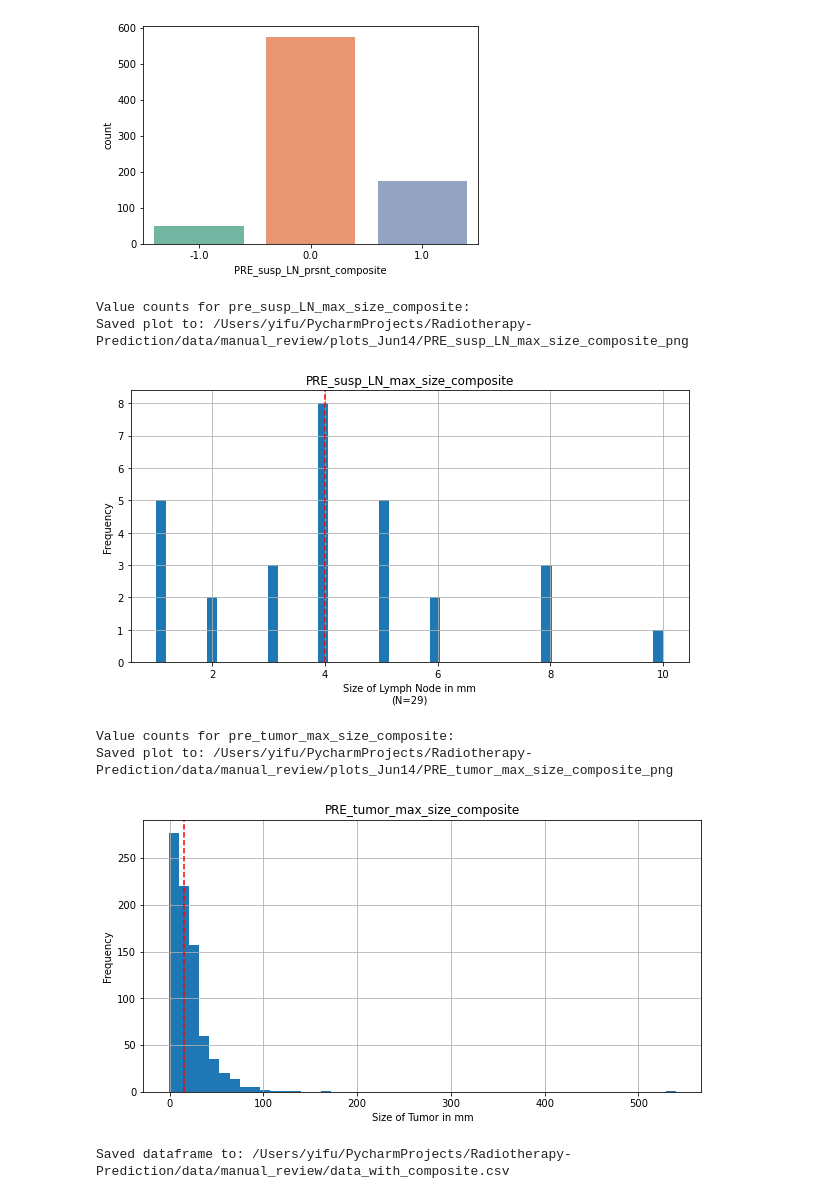
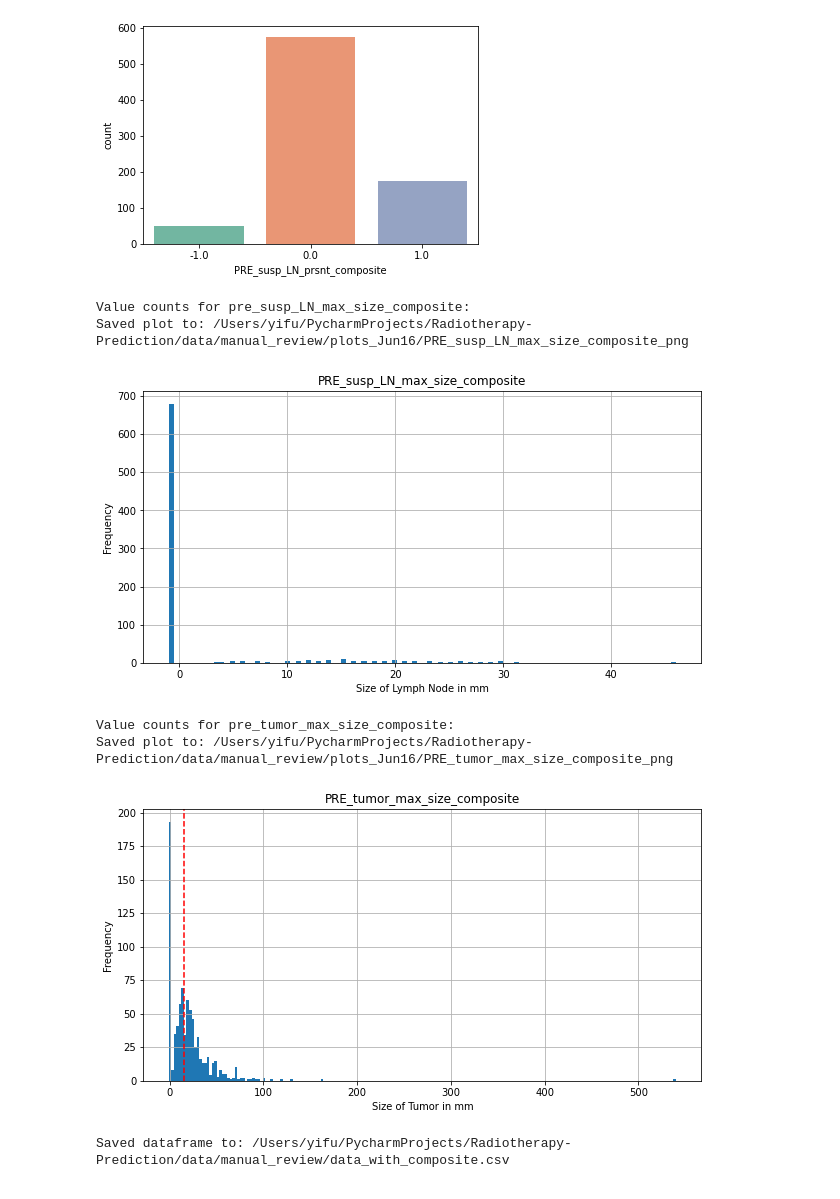
Before and after one commit to chen-yifu/Radiotherapy-Prediction, a Jupyter notebook: notebooks/RTx Data Exploration.ipynb, the cells around one changed output. Cells and saved outputs as stored; diff of their text form; code cells hidden in the pictures.

Commit message:
adding new LN columns to construct composite feature

```diff
--- a/notebooks/RTx Data Exploration.ipynb
+++ b/notebooks/RTx Data Exploration.ipynb
@@ -9,7 +9,7 @@ import re
 # %%
 # Data Paths
 data_dir = "/Users/yifu/PycharmProjects/Radiotherapy-Prediction/data/manual_review/"
-plot_dir = "/Users/yifu/PycharmProjects/Radiotherapy-Prediction/data/manual_review/plots_Jun14"
+plot_dir = "/Users/yifu/PycharmProjects/Radiotherapy-Prediction/data/manual_review/plots_Jun16"
 # Ensure both directories exist
 if not os.path.exists(plot_dir):
     os.makedirs(plot_dir)
@@ -103,19 +106,19 @@ susp_LN_present_composite_row = {
     "Variable": "PRE_susp_LN_prsnt_composite",
     "Options": "0, absent | 1, present",
     "Type": "yesno",
-    "Label": "Abnormal LN or lymphadenopathy",
+    "Label": "Abnormal LN or lymphadenopathy, PRE",
     "Section": "Pre-Composite"
 }
 susp_LN_max_size_composite_row = {
     "Variable": "PRE_susp_LN_max_size_composite",
     "Type": "text",
-    "Label": "Largest LN size",
+    "Label": "Largest LN size, PRE",
     "Section": "Pre-Composite"
 }
 pre_tumor_max_size_composite_row = {
     "Variable": "PRE_tumor_max_size_composite",
     "Type": "text",
-    "Label": "Largest tumor size",
+    "Label": "Largest tumor size, PRE",
     "Section": "Pre-Composite"
 }
 # Ensure all numeric columns are numeric
@@ -231,29 +258,55 @@ Cannot find the appropriate prefix/section of record_id, please check column nam
 # %%
 ### Construct composite columns and insert to dataframe ###
+pd.set_option('display.expand_frame_repr', False)
+
+def is_float(x):
+    try:
+        float(x)
+        return True
+    except ValueError:
+        return False
 
 # Construct composite features for PRE Lymph Node Abnormality Presence
 # Replace 3 (not mentioned) and 2 (No) with 0 (negative) for the pre_susp_LN_prsnt_composite columns
 for col in susp_LN_present_composite_cols:
     df[col] = df[col].replace(3, 0).replace(2, 0)
+    # make sure the column is numeric, replace all values that are not numeric with -1
+    print("Counts of -1 before:", df[col].value_counts().loc[-1])
+    df[col] = df[col].apply(lambda x: -1 if not is_float(x) else x)
+    print("Counts of -1 after:", df[col].value_counts().loc[-1])
+
 susp_LN_present_composite = df[susp_LN_present_composite_cols].max(axis=1, numeric_only=True)
 # Add the composite feature to the dataframe, insert at the first position of source cols
 idx = df.columns.get_loc(susp_LN_present_composite_cols[0])
 # Insert if it doesn't exist
 if "PRE_susp_LN_prsnt_composite" not in df.columns:
     df.insert(idx, "PRE_susp_LN_prsnt_composite", susp_LN_present_composite)
+print(df[["PRE_susp_LN_prsnt_composite"] + susp_LN_present_composite_cols])
 
 # Construct composite features for PRE Lymph Node Abnormality Size
+for col in susp_LN_max_size_composite_cols:
+    # make sure the column is numeric, replace all values that are not numeric with -1
+    print("Counts of -1 before:", df[col].value_counts().loc[-1])
+    df[col] = df[col].apply(lambda x: -1 if not is_float(x) else x)
+    print("Counts of -1 after:", df[col].value_counts().loc[-1])
 susp_LN_max_size_composite = df[susp_LN_max_size_composite_cols].max(axis=1, numeric_only=True)
 # Add the composite feature to the dataframe, insert at the first position of source cols
 idx = df.columns.get_loc(susp_LN_max_size_composite_cols[0])
 # Insert if it doesn't exist
 if "PRE_susp_LN_max_size_composite" not in df.columns:
     df.insert(idx, "PRE_susp_LN_max_size_composite", susp_LN_max_size_composite)
+print(df[["PRE_susp_LN_max_size_composite"] + susp_LN_max_size_composite_cols])
 
 # Construct composite features for PRE Tumor Size
+for col in pre_tumor_max_size_composite_cols:
+    # make sure the column is numeric, replace all values that are not numeric with -1
+    print("Counts of -1 before:", df[col].value_counts().loc[-1])
+    df[col] = df[col].apply(lambda x: -1 if not is_float(x) else x)
+    print("Counts of -1 after:", df[col].value_counts().loc[-1])
 pre_tumor_max_size_composite = df[pre_tumor_max_size_composite_cols].max(axis=1, numeric_only=True)
 # Add the composite feature to the dataframe, insert at the first position of source cols
 idx = df.columns.get_loc(pre_tumor_max_size_composite_cols[0])
 # Insert if it doesn't exist
 if "PRE_tumor_max_size_composite" not in df.columns:
     df.insert(idx, "PRE_tumor_max_size_composite", pre_tumor_max_size_composite)
+print(df[["PRE_tumor_max_size_composite"] + pre_tumor_max_size_composite_cols])
@@ -300,28 +371,23 @@ dtype: int64
 # %%
 # Check results - Plot the column with sorted values
 print("Value counts for pre_susp_LN_max_size_composite:")
-# susp_LN_max_size_composite.value_counts().sort_index()
-# Ignore -1 values from the value_counts
-susp_LN_max_size_composite = susp_LN_max_size_composite.value_counts().sort_index().drop(-1)
-# susp_LN_max_size_composite.value_counts().sort_index().drop(-1
-# Make a histogram of the column, with bins of 50
-susp_LN_max_size_composite.hist(bins=50)
+susp_LN_max_size_composite.hist(bins=100)
 # Mark the axis and median value
-plt.axvline(susp_LN_max_size_composite.median(), color="r", linestyle="--")
+# plt.axvline(susp_LN_max_size_composite.median(), color="r", linestyle="--")
 plt.title("PRE_susp_LN_max_size_composite")
-plt.xlabel(f"Size of Lymph Node in mm\n(N={susp_LN_max_size_composite.size})")
+plt.xlabel(f"Size of Lymph Node in mm")
 plt.ylabel("Frequency")
 save_plot("PRE_susp_LN_max_size_composite.png")
 # plt.show()
 # %% [output]
 Value counts for pre_susp_LN_max_size_composite:
-Saved plot to: /Users/yifu/PycharmProjects/Radiotherapy-Prediction/data/manual_review/plots_Jun14/PRE_susp_LN_max_size_composite_png
+Saved plot to: /Users/yifu/PycharmProjects/Radiotherapy-Prediction/data/manual_review/plots_Jun16/PRE_susp_LN_max_size_composite_png
-[figure, old version]
+[figure, new version]
 # %%
 # Check results - Plot the column with sorted values
 print("Value counts for pre_tumor_max_size_composite:")
 # Make a histogram of the column, with bins of 50
-pre_tumor_max_size_composite.hist(bins=50)
+pre_tumor_max_size_composite.hist(bins=200)
 # Mark the axis and median value
 plt.axvline(pre_tumor_max_size_composite.median(), color="r", linestyle="--")
 plt.title("PRE_tumor_max_size_composite")
@@ -330,8 +396,8 @@ plt.ylabel("Frequency")
 save_plot("PRE_tumor_max_size_composite.png")
 # %% [output]
 Value counts for pre_tumor_max_size_composite:
-Saved plot to: /Users/yifu/PycharmProjects/Radiotherapy-Prediction/data/manual_review/plots_Jun14/PRE_tumor_max_size_composite_png
+Saved plot to: /Users/yifu/PycharmProjects/Radiotherapy-Prediction/data/manual_review/plots_Jun16/PRE_tumor_max_size_composite_png
-[figure, old version]
+[figure, new version]
 # %%
 # Save the dataframe to a csv file
 out_csv_path = os.path.join(data_dir, "data_with_composite.csv")
```
Also changed, not shown: parts of 6 cells of this notebook, 2 other files.
